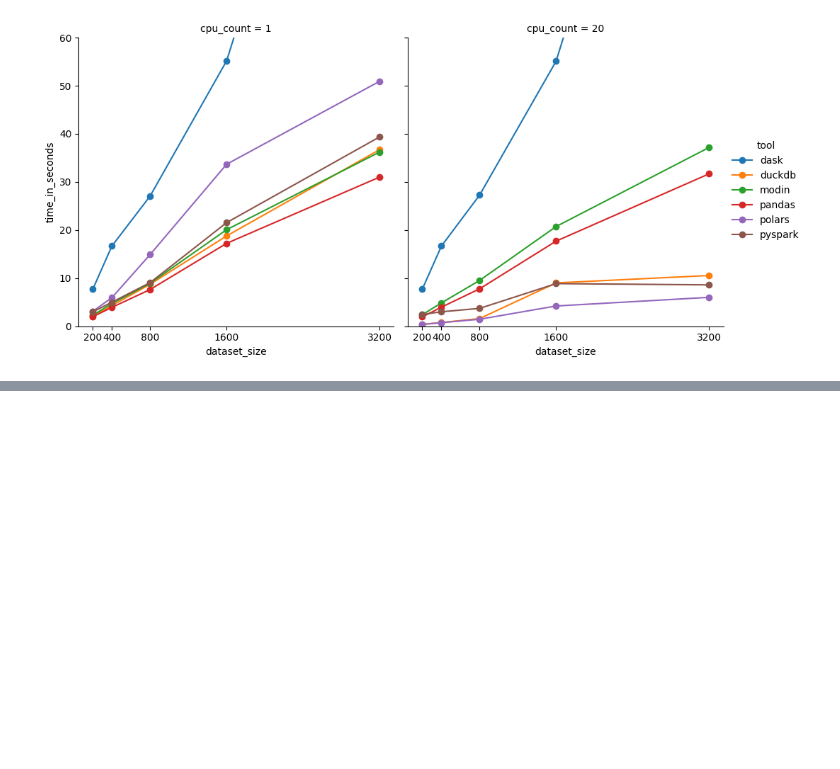
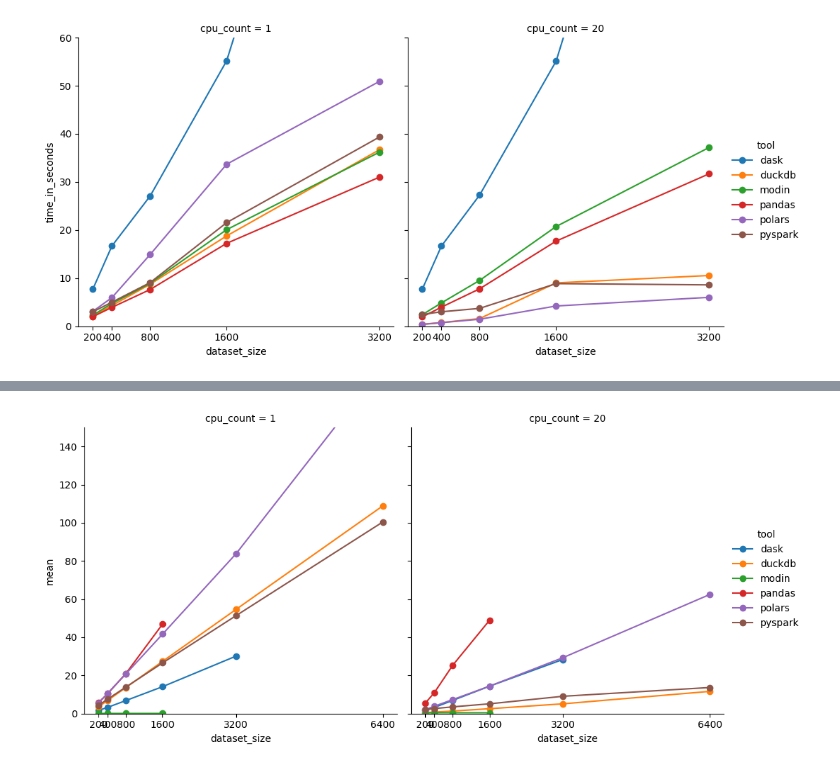
Before and after one commit to vodkar/polars_investigation, a Jupyter notebook: visualize_diagrams.ipynb, the cells around one changed output, grey strips where cells are left out. Saved outputs shown, nothing was run; the diff lists cells and outputs as text; code cells hidden in the pictures; blank space fills up the shorter version.

```diff
--- a/visualize_diagrams.ipynb
+++ b/visualize_diagrams.ipynb
@@ -58,0 +113,4 @@ grid.add_legend()
+# %%
+build_grid("filter.csv", 150)
+# %% [output]
+[figure, added]
```
Also changed, not shown: parts of 8 cells of this notebook.
